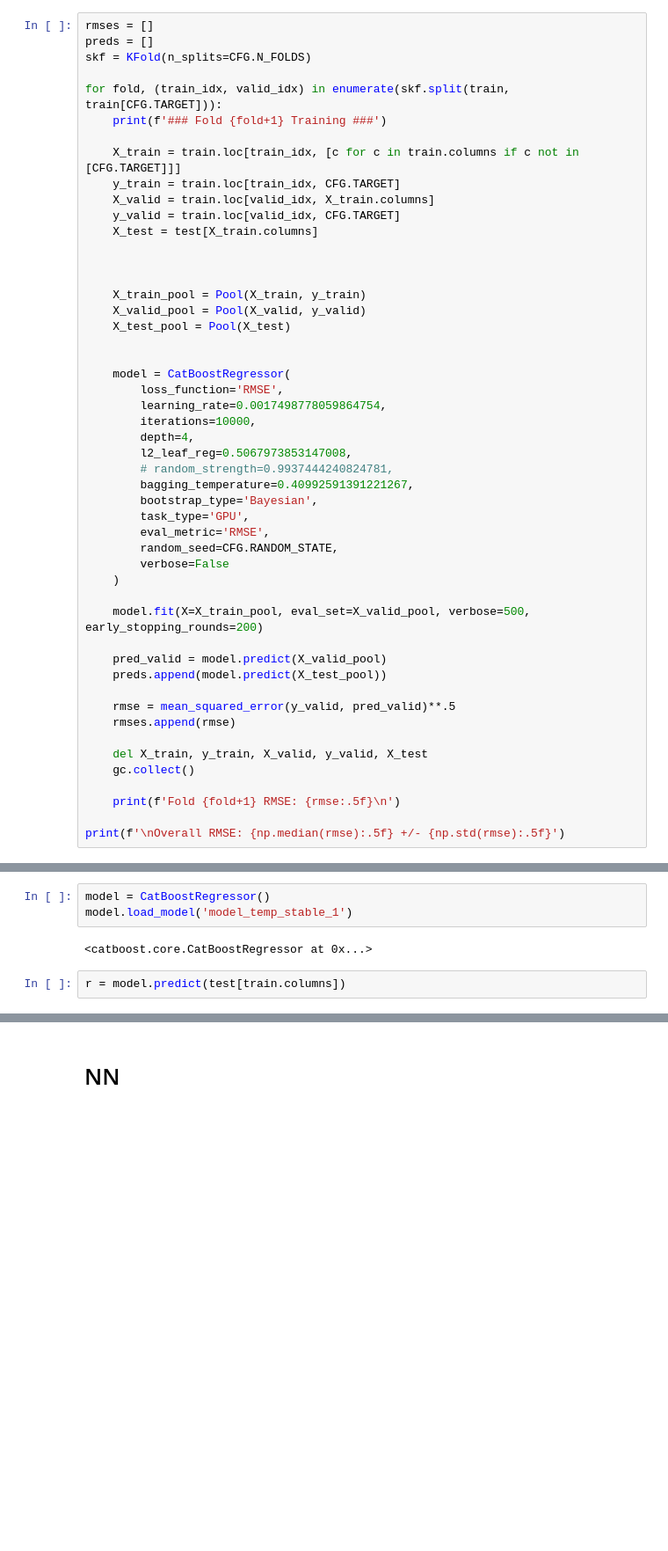
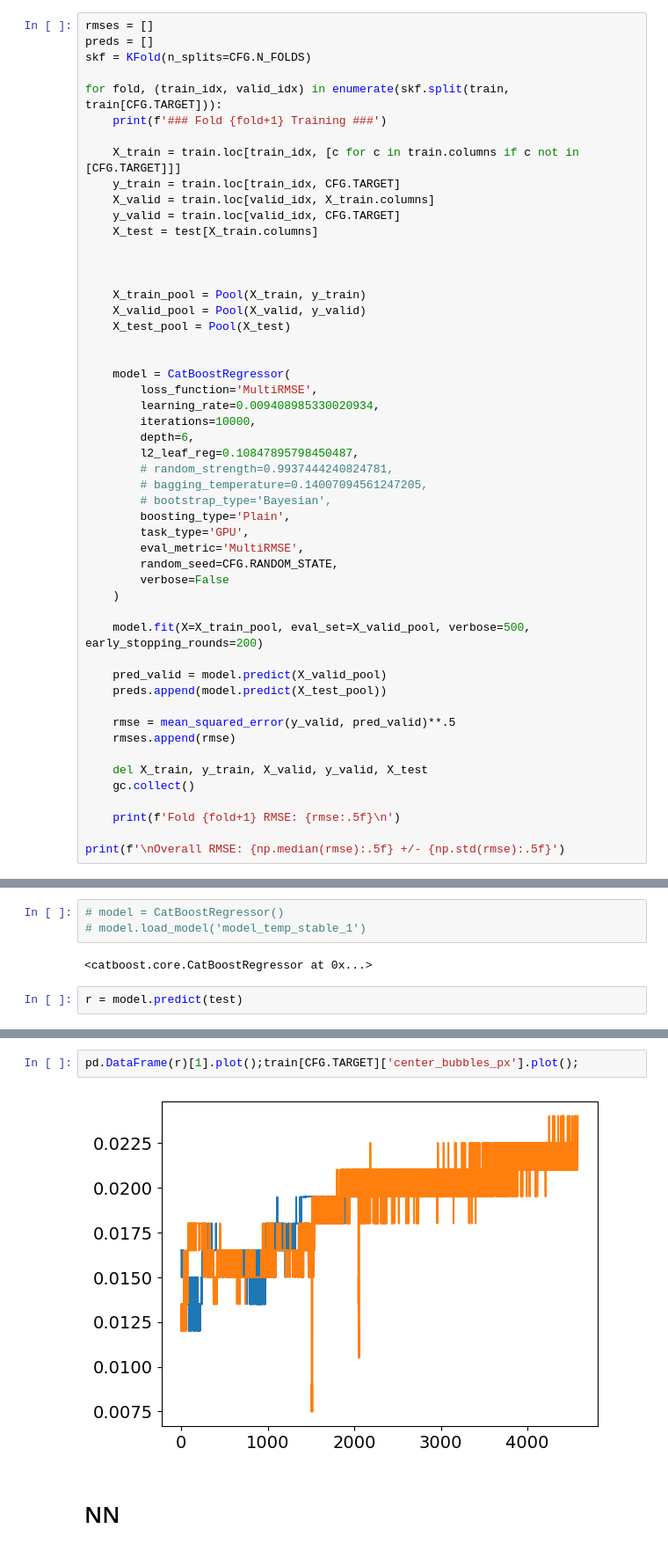
Before and after one commit to SergeyDolin/inclinometer-main, a Jupyter notebook: nn.ipynb, the cells around one changed output, grey strips where cells are left out. Shown at 88% size. Saved outputs shown, nothing was run; the diff lists cells and outputs as text; blank space fills up the shorter version.

```diff
--- a/nn.ipynb
+++ b/nn.ipynb
@@ -521,16 +518,17 @@ for fold, (train_idx, valid_idx) in enumerate(skf.split(train, train[CFG.TARGET]
 
 
     model = CatBoostRegressor(
-        loss_function='RMSE',
-        learning_rate=0.0017498778059864754,
+        loss_function='MultiRMSE',
+        learning_rate=0.009408985330020934,
         iterations=10000,
-        depth=4,
-        l2_leaf_reg=0.5067973853147008,
+        depth=6,
+        l2_leaf_reg=0.10847895798450487,
         # random_strength=0.9937444240824781,
-        bagging_temperature=0.40992591391221267,
-        bootstrap_type='Bayesian',
+        # bagging_temperature=0.14007094561247205,
+        # bootstrap_type='Bayesian',
+        boosting_type='Plain',
         task_type='GPU',
-        eval_metric='RMSE',
+        eval_metric='MultiRMSE',
         random_seed=CFG.RANDOM_STATE,
         verbose=False
     )
@@ -572,7 +570,7 @@ Overall RMSE: 0.00027 +/- 0.00000
 # %%
-model = CatBoostRegressor()
-model.load_model('model_temp_stable_1')
+# model = CatBoostRegressor()
+# model.load_model('model_temp_stable_1')
 # %% [output]
 <catboost.core.CatBoostRegressor at 0x...>
 # %%
-r = model.predict(test[train.columns])
+r = model.predict(test)
@@ -588,3 +606,7 @@ dif.mean()
+# %%
+pd.DataFrame(r)[1].plot();train[CFG.TARGET]['center_bubbles_px'].plot();
+# %% [output]
+[figure, added]
 # %% [markdown]
 # NN
 # %%
```
Also changed, not shown: parts of 49 cells of this notebook, 8 other files.
